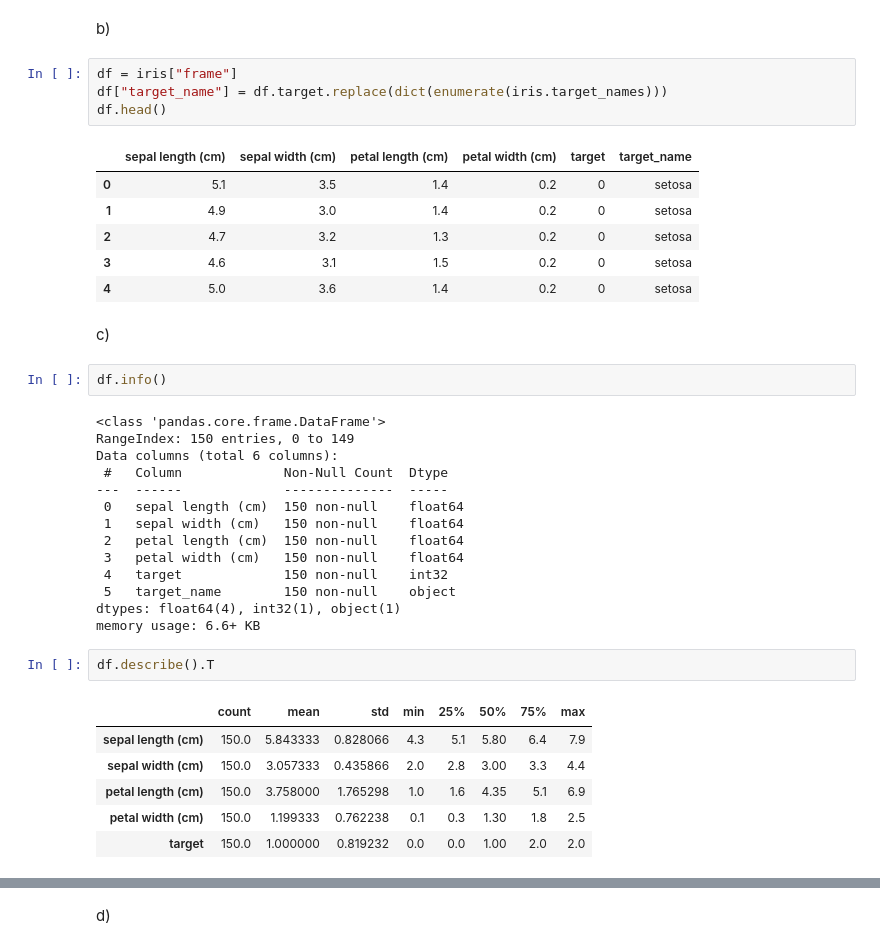
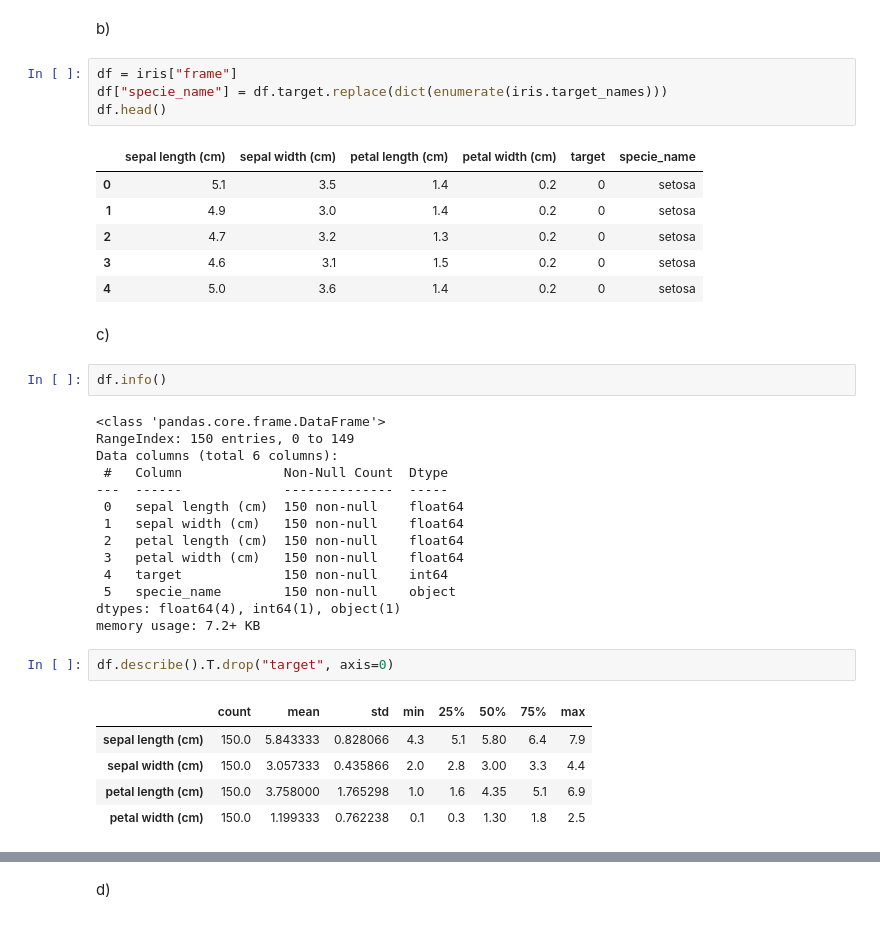
Before and after one commit to cseander/Maskininlarning-Christopher-Seander, a Jupyter notebook: Exercises/Exercise_4.ipynb, the cells around one changed output, grey strips where cells are left out. Drawn from its saved outputs; the diff is of its cells as text.

```diff
--- a/Exercises/Exercise_4.ipynb
+++ b/Exercises/Exercise_4.ipynb
@@ -39,10 +39,10 @@ Iris plants dataset
 b)
 # %%
 df = iris["frame"]
-df["target_name"] = df.target.replace(dict(enumerate(iris.target_names)))
+df["specie_name"] = df.target.replace(dict(enumerate(iris.target_names)))
 df.head()
 # %% [output]
-|  | sepal length (cm) | sepal width (cm) | petal length (cm) | petal width (cm) | target | target_name |
+|  | sepal length (cm) | sepal width (cm) | petal length (cm) | petal width (cm) | target | specie_name |
 | 0 | 5.1 | 3.5 | 1.4 | 0.2 | 0 | setosa |
 | 1 | 4.9 | 3.0 | 1.4 | 0.2 | 0 | setosa |
 | 2 | 4.7 | 3.2 | 1.3 | 0.2 | 0 | setosa |
@@ -62,16 +62,15 @@ Data columns (total 6 columns):
  1   sepal width (cm)   150 non-null    float64
  2   petal length (cm)  150 non-null    float64
  3   petal width (cm)   150 non-null    float64
- 4   target             150 non-null    int32
- 5   target_name        150 non-null    object
-dtypes: float64(4), int32(1), object(1)
-memory usage: 6.6+ KB
+ 4   target             150 non-null    int64
+ 5   specie_name        150 non-null    object
+dtypes: float64(4), int64(1), object(1)
+memory usage: 7.2+ KB
 # %%
-df.describe().T
+df.describe().T.drop("target", axis=0)
 # %% [output]
 |  | count | mean | std | min | 25% | 50% | 75% | max |
 | sepal length (cm) | 150.0 | 5.843333 | 0.828066 | 4.3 | 5.1 | 5.80 | 6.4 | 7.9 |
 | sepal width (cm) | 150.0 | 3.057333 | 0.435866 | 2.0 | 2.8 | 3.00 | 3.3 | 4.4 |
 | petal length (cm) | 150.0 | 3.758000 | 1.765298 | 1.0 | 1.6 | 4.35 | 5.1 | 6.9 |
 | petal width (cm) | 150.0 | 1.199333 | 0.762238 | 0.1 | 0.3 | 1.30 | 1.8 | 2.5 |
-| target | 150.0 | 1.000000 | 0.819232 | 0.0 | 0.0 | 1.00 | 2.0 | 2.0 |
```
Also changed, not shown: parts of 6 cells of this notebook.
